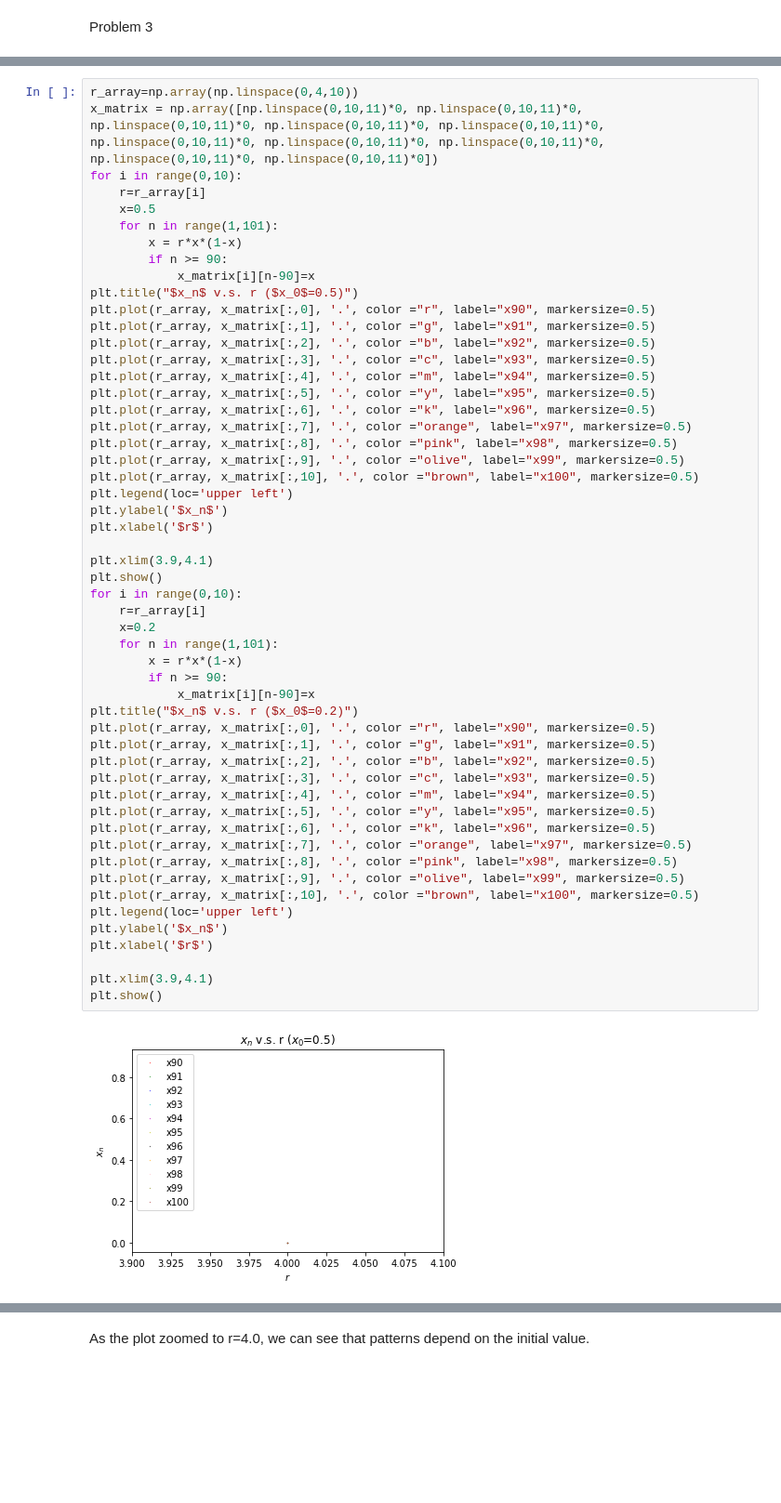
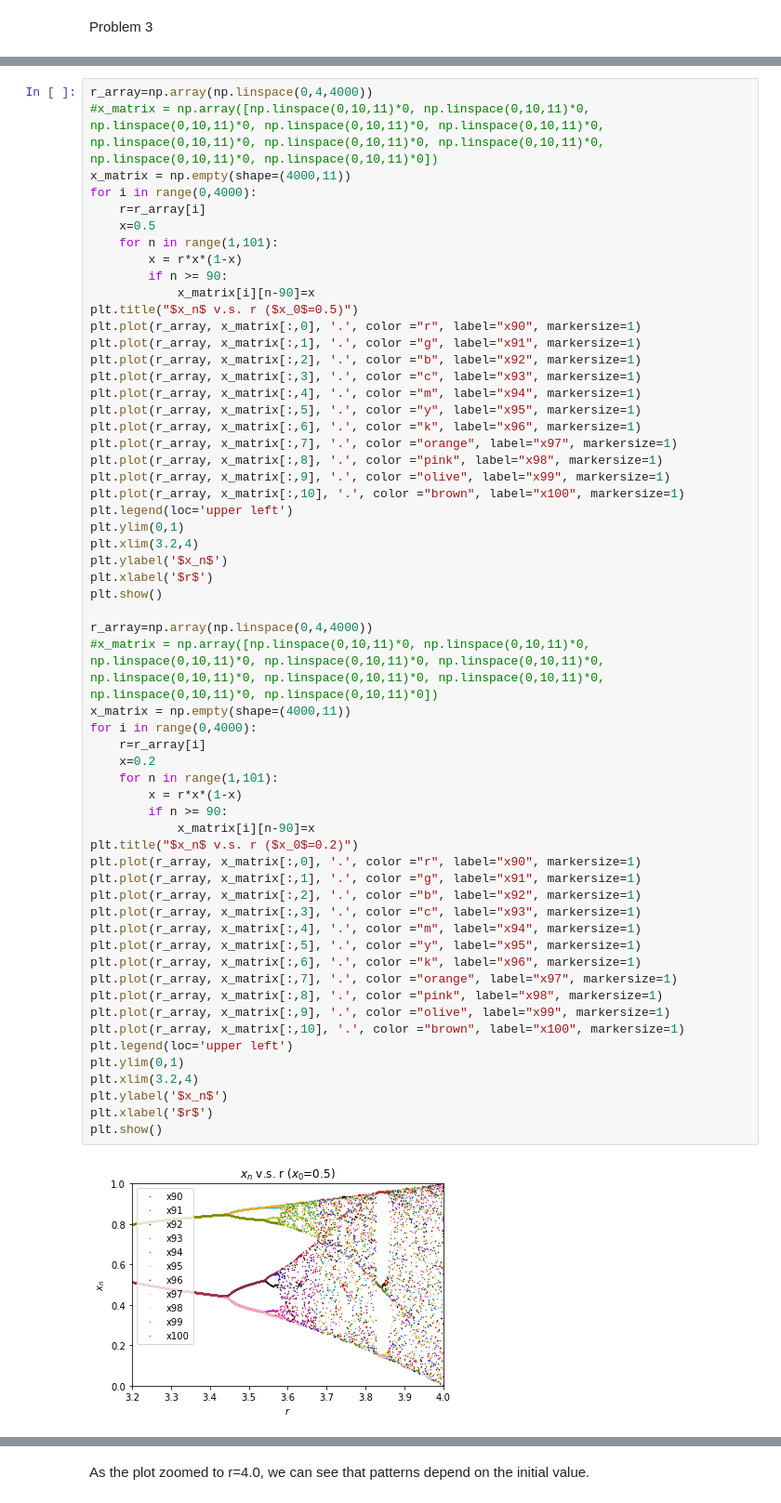
Before and after one commit to AmedeoAvogadro/PHYS29, a Jupyter notebook: notebooks/Yizhi_Jiao_Homework_5.ipynb, the cells around one changed output, grey strips where cells are left out. Shown at 93% size. Saved outputs shown, nothing was run; the diff lists cells and outputs as text; blank space fills up the shorter version.

```diff
--- a/notebooks/Yizhi_Jiao_Homework_5.ipynb
+++ b/notebooks/Yizhi_Jiao_Homework_5.ipynb
@@ -128,55 +133,60 @@ plt.show()
 # %%
-r_array=np.array(np.linspace(0,4,10))
-x_matrix = np.array([np.linspace(0,10,11)*0, np.linspace(0,10,11)*0, np.linspace(0,10,11)*0, np.linspace(0,10,11)*0, np.linspace(0,10,11)*0, np.linspace(0,10,11)*0, np.linspace(0,10,11)*0, np.linspace(0,10,11)*0, np.linspace(0,10,11)*0, np.linspace(0,10,11)*0])
-for i in range(0,10):
+r_array=np.array(np.linspace(0,4,4000))
+#x_matrix = np.array([np.linspace(0,10,11)*0, np.linspace(0,10,11)*0, np.linspace(0,10,11)*0, np.linspace(0,10,11)*0, np.linspace(0,10,11)*0, np.linspace(0,10,11)*0, np.linspace(0,10,11)*0, np.linspace(0,10,11)*0, np.linspace(0,10,11)*0, np.linspace(0,10,11)*0])
+x_matrix = np.empty(shape=(4000,11))
+for i in range(0,4000):
     r=r_array[i]
     x=0.5
     for n in range(1,101):
         x = r*x*(1-x)
         if n >= 90:
             x_matrix[i][n-90]=x
 plt.title("$x_n$ v.s. r ($x_0$=0.5)")
-plt.plot(r_array, x_matrix[:,0], '.', color ="r", label="x90", markersize=0.5)
-plt.plot(r_array, x_matrix[:,1], '.', color ="g", label="x91", markersize=0.5)
-plt.plot(r_array, x_matrix[:,2], '.', color ="b", label="x92", markersize=0.5)
-plt.plot(r_array, x_matrix[:,3], '.', color ="c", label="x93", markersize=0.5)
-plt.plot(r_array, x_matrix[:,4], '.', color ="m", label="x94", markersize=0.5)
-plt.plot(r_array, x_matrix[:,5], '.', color ="y", label="x95", markersize=0.5)
-plt.plot(r_array, x_matrix[:,6], '.', color ="k", label="x96", markersize=0.5)
-plt.plot(r_array, x_matrix[:,7], '.', color ="orange", label="x97", markersize=0.5)
-plt.plot(r_array, x_matrix[:,8], '.', color ="pink", label="x98", markersize=0.5)
-plt.plot(r_array, x_matrix[:,9], '.', color ="olive", label="x99", markersize=0.5)
-plt.plot(r_array, x_matrix[:,10], '.', color ="brown", label="x100", markersize=0.5)
+plt.plot(r_array, x_matrix[:,0], '.', color ="r", label="x90", markersize=1)
+plt.plot(r_array, x_matrix[:,1], '.', color ="g", label="x91", markersize=1)
+plt.plot(r_array, x_matrix[:,2], '.', color ="b", label="x92", markersize=1)
+plt.plot(r_array, x_matrix[:,3], '.', color ="c", label="x93", markersize=1)
+plt.plot(r_array, x_matrix[:,4], '.', color ="m", label="x94", markersize=1)
+plt.plot(r_array, x_matrix[:,5], '.', color ="y", label="x95", markersize=1)
+plt.plot(r_array, x_matrix[:,6], '.', color ="k", label="x96", markersize=1)
+plt.plot(r_array, x_matrix[:,7], '.', color ="orange", label="x97", markersize=1)
+plt.plot(r_array, x_matrix[:,8], '.', color ="pink", label="x98", markersize=1)
+plt.plot(r_array, x_matrix[:,9], '.', color ="olive", label="x99", markersize=1)
+plt.plot(r_array, x_matrix[:,10], '.', color ="brown", label="x100", markersize=1)
 plt.legend(loc='upper left')
+plt.ylim(0,1)
+plt.xlim(3.2,4)
 plt.ylabel('$x_n$')
 plt.xlabel('$r$')
+plt.show()
 
-plt.xlim(3.9,4.1)
-plt.show()
-for i in range(0,10):
+r_array=np.array(np.linspace(0,4,4000))
+#x_matrix = np.array([np.linspace(0,10,11)*0, np.linspace(0,10,11)*0, np.linspace(0,10,11)*0, np.linspace(0,10,11)*0, np.linspace(0,10,11)*0, np.linspace(0,10,11)*0, np.linspace(0,10,11)*0, np.linspace(0,10,11)*0, np.linspace(0,10,11)*0, np.linspace(0,10,11)*0])
+x_matrix = np.empty(shape=(4000,11))
+for i in range(0,4000):
     r=r_array[i]
     x=0.2
     for n in range(1,101):
         x = r*x*(1-x)
         if n >= 90:
             x_matrix[i][n-90]=x
 plt.title("$x_n$ v.s. r ($x_0$=0.2)")
-plt.plot(r_array, x_matrix[:,0], '.', color ="r", label="x90", markersize=0.5)
-plt.plot(r_array, x_matrix[:,1], '.', color ="g", label="x91", markersize=0.5)
-plt.plot(r_array, x_matrix[:,2], '.', color ="b", label="x92", markersize=0.5)
-plt.plot(r_array, x_matrix[:,3], '.', color ="c", label="x93", markersize=0.5)
-plt.plot(r_array, x_matrix[:,4], '.', color ="m", label="x94", markersize=0.5)
-plt.plot(r_array, x_matrix[:,5], '.', color ="y", label="x95", markersize=0.5)
-plt.plot(r_array, x_matrix[:,6], '.', color ="k", label="x96", markersize=0.5)
-plt.plot(r_array, x_matrix[:,7], '.', color ="orange", label="x97", markersize=0.5)
-plt.plot(r_array, x_matrix[:,8], '.', color ="pink", label="x98", markersize=0.5)
-plt.plot(r_array, x_matrix[:,9], '.', color ="olive", label="x99", markersize=0.5)
-plt.plot(r_array, x_matrix[:,10], '.', color ="brown", label="x100", markersize=0.5)
+plt.plot(r_array, x_matrix[:,0], '.', color ="r", label="x90", markersize=1)
+plt.plot(r_array, x_matrix[:,1], '.', color ="g", label="x91", markersize=1)
+plt.plot(r_array, x_matrix[:,2], '.', color ="b", label="x92", markersize=1)
+plt.plot(r_array, x_matrix[:,3], '.', color ="c", label="x93", markersize=1)
+plt.plot(r_array, x_matrix[:,4], '.', color ="m", label="x94", markersize=1)
+plt.plot(r_array, x_matrix[:,5], '.', color ="y", label="x95", markersize=1)
+plt.plot(r_array, x_matrix[:,6], '.', color ="k", label="x96", markersize=1)
+plt.plot(r_array, x_matrix[:,7], '.', color ="orange", label="x97", markersize=1)
+plt.plot(r_array, x_matrix[:,8], '.', color ="pink", label="x98", markersize=1)
+plt.plot(r_array, x_matrix[:,9], '.', color ="olive", label="x99", markersize=1)
+plt.plot(r_array, x_matrix[:,10], '.', color ="brown", label="x100", markersize=1)
 plt.legend(loc='upper left')
+plt.ylim(0,1)
+plt.xlim(3.2,4)
 plt.ylabel('$x_n$')
 plt.xlabel('$r$')
-
-plt.xlim(3.9,4.1)
 plt.show()
 # %% [output]
-[figure, old version]
+[figure, new version]
```
Also changed, not shown: parts of 3 cells of this notebook.
